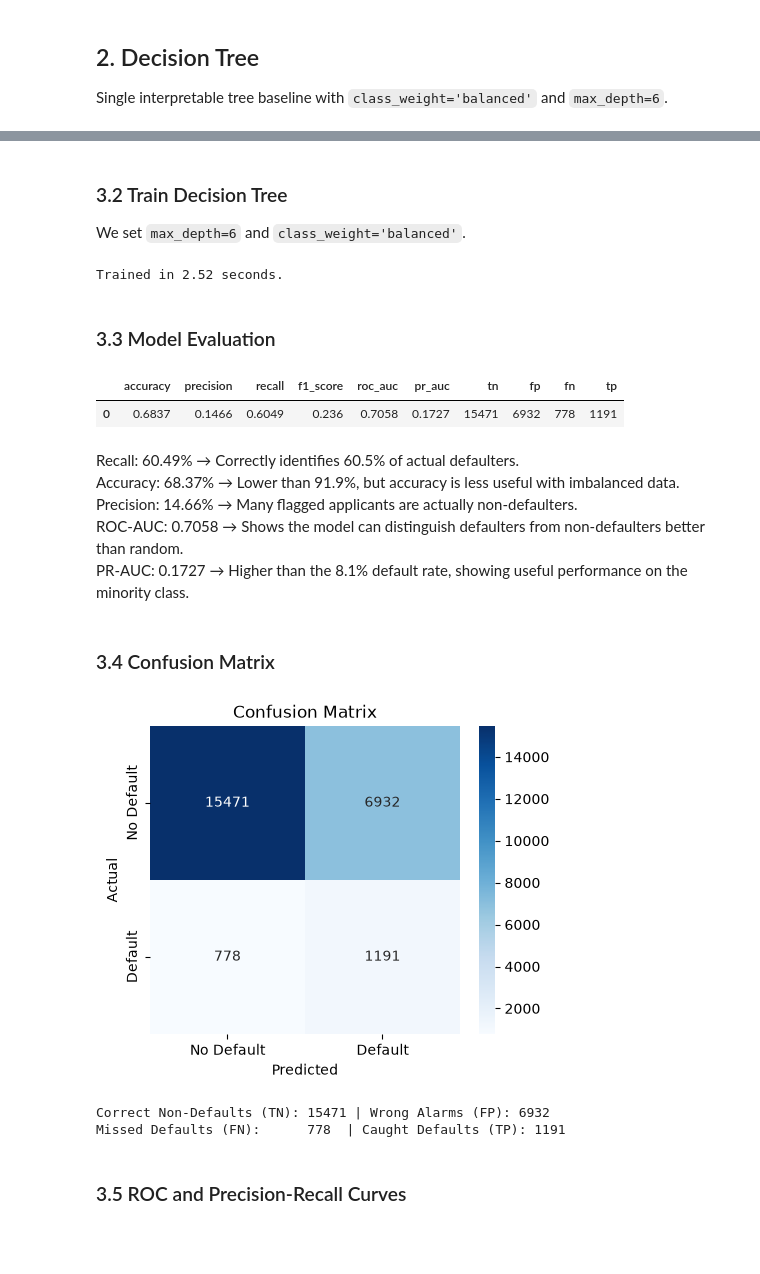
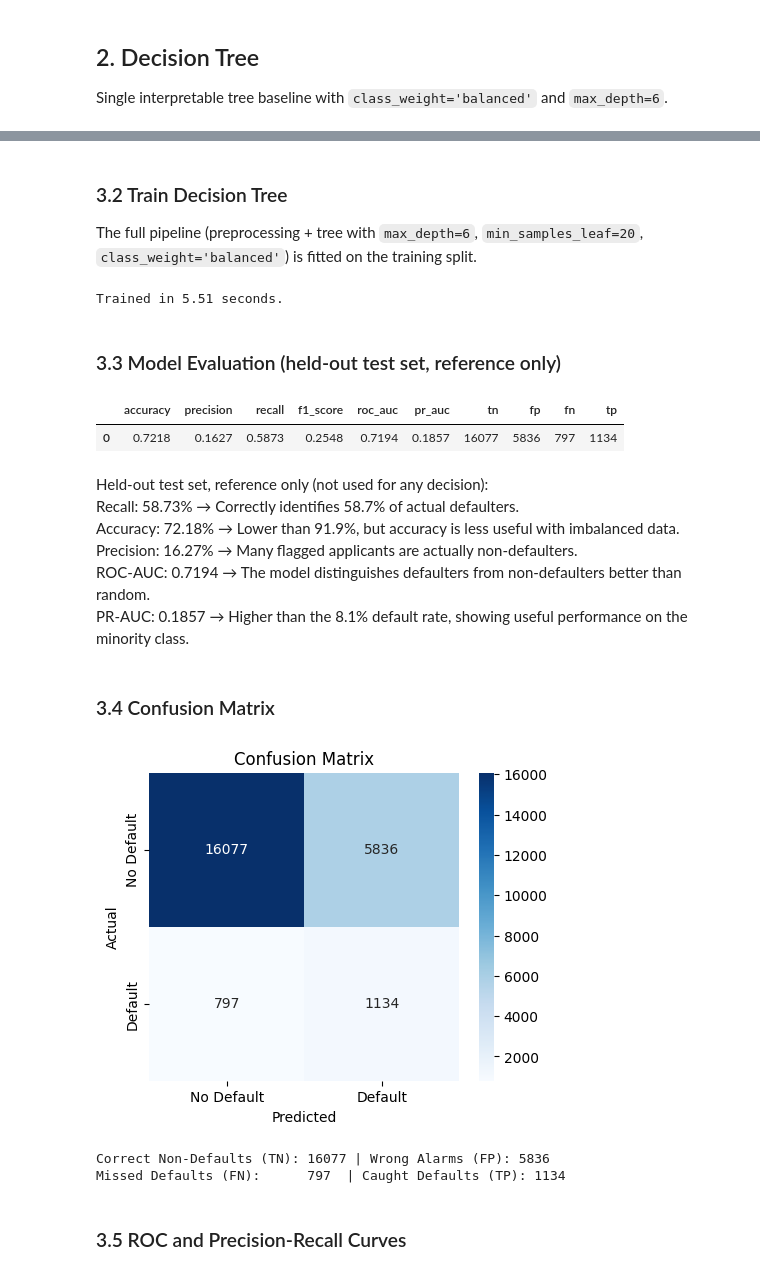
Before and after one commit to Pasiya990/FDM-AutoMobile_Loan_Default_Modelling, a Jupyter notebook: notebooks/decision_tree.ipynb, the cells around one changed output, grey strips where cells are left out. Cells and saved outputs as stored; diff of their text form; code cells hidden in the pictures; blank space fills up the shorter version.

```diff
--- a/notebooks/decision_tree.ipynb
+++ b/notebooks/decision_tree.ipynb
@@ -64,28 +81,33 @@ Testing samples:  24372
 # %% [markdown]
 ### 3.2 Train Decision Tree
-We set `max_depth=6` and `class_weight='balanced'`.
+The full pipeline (preprocessing + tree with `max_depth=6`, `min_samples_leaf=20`, `class_weight='balanced'`) is fitted on the training split.
 # %%
-dt_model, train_time = train_decision_tree(X_train_proc, y_train_proc, max_depth=6, min_samples_leaf=20)
-print(f"Trained in {train_time:.2f} seconds.")
+import time
+
+dt_model = build_decision_tree_pipeline()
+start = time.time()
+dt_model.fit(X_train, y_train)
+print(f"Trained in {time.time() - start:.2f} seconds.")
 # %% [output]
-Trained in 2.52 seconds.
+Trained in 5.51 seconds.
 # %% [markdown]
-### 3.3 Model Evaluation
+### 3.3 Model Evaluation (held-out test set, reference only)
 # %%
-metrics, cm = evaluate_decision_tree(dt_model, X_test_proc, y_test_proc)
+metrics, cm = evaluate_decision_tree(dt_model, X_test, y_test)
 
 # Show nicely formatted table
 results_df = pd.DataFrame([metrics])
 results_df
 # %% [output]
 |  | accuracy | precision | recall | f1_score | roc_auc | pr_auc | tn | fp | fn | tp |
-| 0 | 0.6837 | 0.1466 | 0.6049 | 0.236 | 0.7058 | 0.1727 | 15471 | 6932 | 778 | 1191 |
+| 0 | 0.7218 | 0.1627 | 0.5873 | 0.2548 | 0.7194 | 0.1857 | 16077 | 5836 | 797 | 1134 |
 # %% [markdown]
-Recall: 60.49% → Correctly identifies 60.5% of actual defaulters.<br>
-Accuracy: 68.37% → Lower than 91.9%, but accuracy is less useful with imbalanced data.<br>
-Precision: 14.66% → Many flagged applicants are actually non-defaulters.<br>
-ROC-AUC: 0.7058 → Shows the model can distinguish defaulters from non-defaulters better than random.<br>
-PR-AUC: 0.1727 → Higher than the 8.1% default rate, showing useful performance on the minority class.<br>
+Held-out test set, reference only (not used for any decision):<br>
+Recall: 58.73% → Correctly identifies 58.7% of actual defaulters.<br>
+Accuracy: 72.18% → Lower than 91.9%, but accuracy is less useful with imbalanced data.<br>
+Precision: 16.27% → Many flagged applicants are actually non-defaulters.<br>
+ROC-AUC: 0.7194 → The model distinguishes defaulters from non-defaulters better than random.<br>
+PR-AUC: 0.1857 → Higher than the 8.1% default rate, showing useful performance on the minority class.<br>
 # %% [markdown]
 ### 3.4 Confusion Matrix
 # %%
@@ -101,9 +123,9 @@ plt.show()
 print(f"Correct Non-Defaults (TN): {metrics['tn']} | Wrong Alarms (FP): {metrics['fp']}")
 print(f"Missed Defaults (FN):      {metrics['fn']}  | Caught Defaults (TP): {metrics['tp']}")
 # %% [output]
-[figure, old version]
+[figure, new version]
-Correct Non-Defaults (TN): 15471 | Wrong Alarms (FP): 6932
-Missed Defaults (FN):      778  | Caught Defaults (TP): 1191
+Correct Non-Defaults (TN): 16077 | Wrong Alarms (FP): 5836
+Missed Defaults (FN):      797  | Caught Defaults (TP): 1134
 # %% [markdown]
 ### 3.5 ROC and Precision-Recall Curves
 # %%
```
Also changed, not shown: parts of 5 cells of this notebook, 6 other files.
